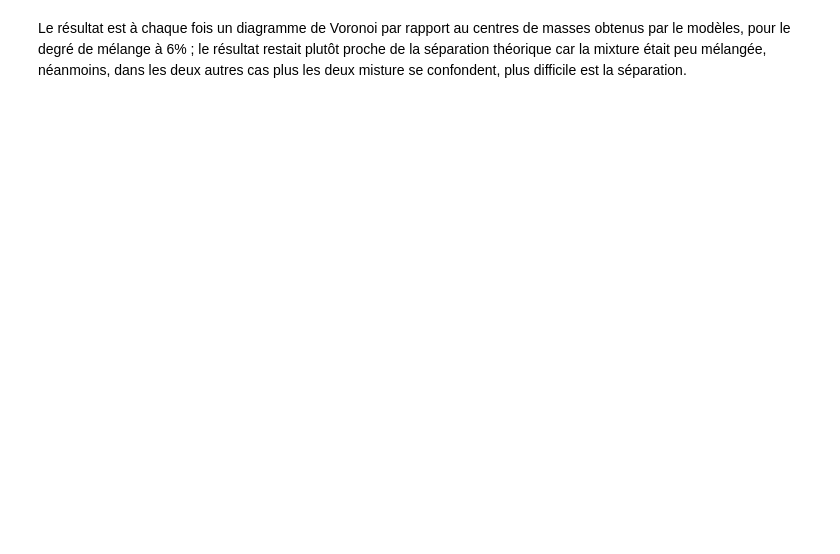
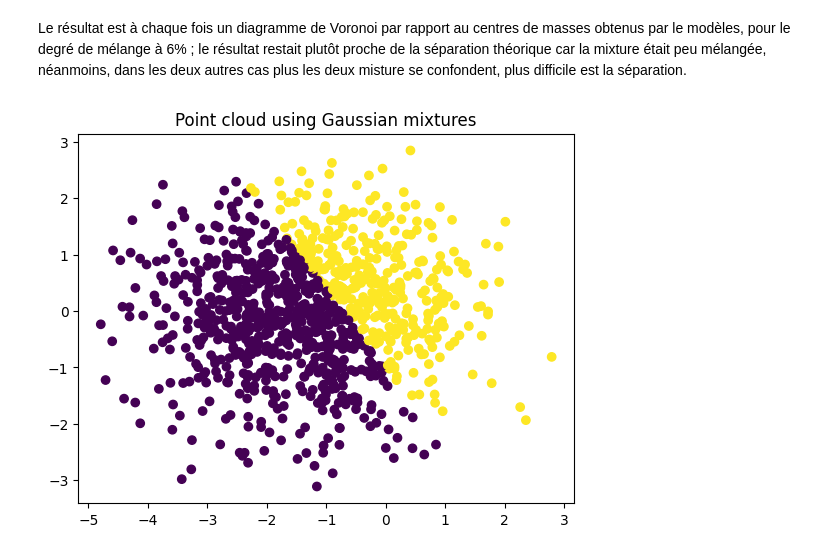
Before and after one commit to kerrianlc/kernel-regressors, a Jupyter notebook: tp3/tp3.ipynb, the cells around one changed output. Drawn from its saved outputs; the diff is of its cells as text; code cells hidden in the pictures; blank space fills up the shorter version.

```diff
--- a/tp3/tp3.ipynb
+++ b/tp3/tp3.ipynb
@@ -128,0 +178,6 @@ Le résultat est à chaque fois un diagramme de Voronoi par rapport au centres d
+# %%
+_, ax = plt.subplots()
+labels = cem_algorithm(points2, 2)
+plot_points(ax, points2, c=labels)
+# %% [output]
+[figure, added]
```
Also changed, not shown: parts of 7 cells of this notebook.
